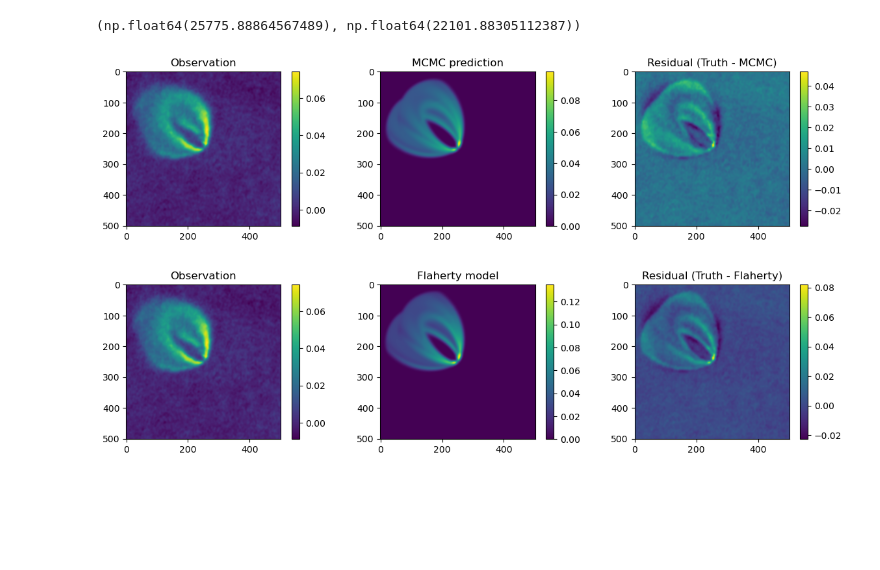
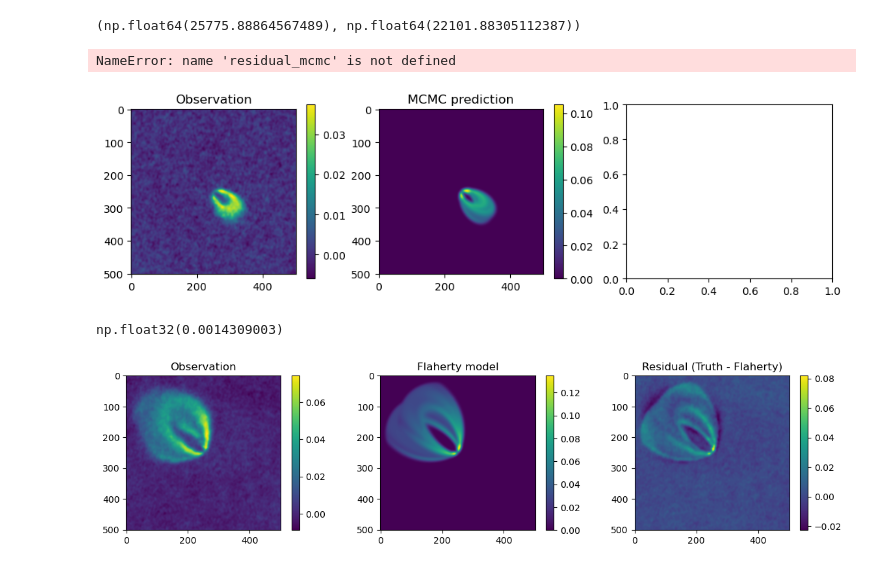
Before and after one commit to pi-vision/radjax, a Jupyter notebook: notebooks/new_mcmc_highres.ipynb, the cells around one changed output. Drawn from its saved outputs; the diff is of its cells as text; code cells hidden in the pictures; blank space fills up the shorter version.

Commit message:
Updated MCMC notebooks.

```diff
--- a/notebooks/new_mcmc_highres.ipynb
+++ b/notebooks/new_mcmc_highres.ipynb
@@ -184,7 +182,7 @@ def render_cube_pinhole(ray_coords, pixel_area, disk_params, nd_co, temperature,
 # Pinhole Projection Setup
 fov_as = 10.0  # arcsecs
 # data_path = '~/code/radjax/data/alma/HD163296_CO_highres_cen.cm.fits'
-data_path = '/scratch/ondemand28/len/data/radjax/MAPS/HD_163296_CO_220GHz.0.2arcsec.image.fits'
+data_path = '/scratch/ondemand28/len/data/radjax/MAPS/HD_163296_13CO_220GHz.0.2arcsec.image.fits'
 velocity_range = (2000, 10000) # m/s
 vlsr = 5770 # systematic velocity of target
 
@@ -217,7 +215,7 @@ print(f'velocity resolution: {delta_v_ms} m/s')
 # freqs += nu0 - freqs.mean()
 
 projection_pinhole = sensor.PinholeProjection(
-    name='HD163296',
+    name='HD163296_13CO',
     x_sky=x_sky,
     y_sky=y_sky,
     distance=122.0,
@@ -307,25 +305,30 @@ residual_sum_flaherty, residual_sum_mcmc
 (np.float64(25775.88864567489), np.float64(22101.88305112387))
 # %%
 %matplotlib inline
-img_index = 12
+img_index = 30
 fig, axes = plt.subplots(1, 3, figsize=(12,3))
 
 im0 = axes[0].imshow(data[img_index])
 axes[0].set_title('Observation')
 fig.colorbar(im0, ax=axes[0])
 
 im1 = axes[1].imshow(images_mcmc_blurred[img_index])
 axes[1].set_title('MCMC prediction')
 fig.colorbar(im1, ax=axes[1])
 
 im2 = axes[2].imshow(residual_mcmc[img_index])
 axes[2].set_title('Residual (Truth - MCMC)')
 fig.colorbar(im2, ax=axes[2])
 
 plt.tight_layout()
 plt.show()
 # %% [output]
+NameError: name 'residual_mcmc' is not defined
-[figure, old version]
+[figure, new version]
+# %%
+np.std(data[:,400:,:100])
+# %% [output]
+np.float32(0.0014309003)
 # %%
 %matplotlib inline
 img_index = 12
```
Also changed, not shown: parts of 3 cells of this notebook, 1 other file.
